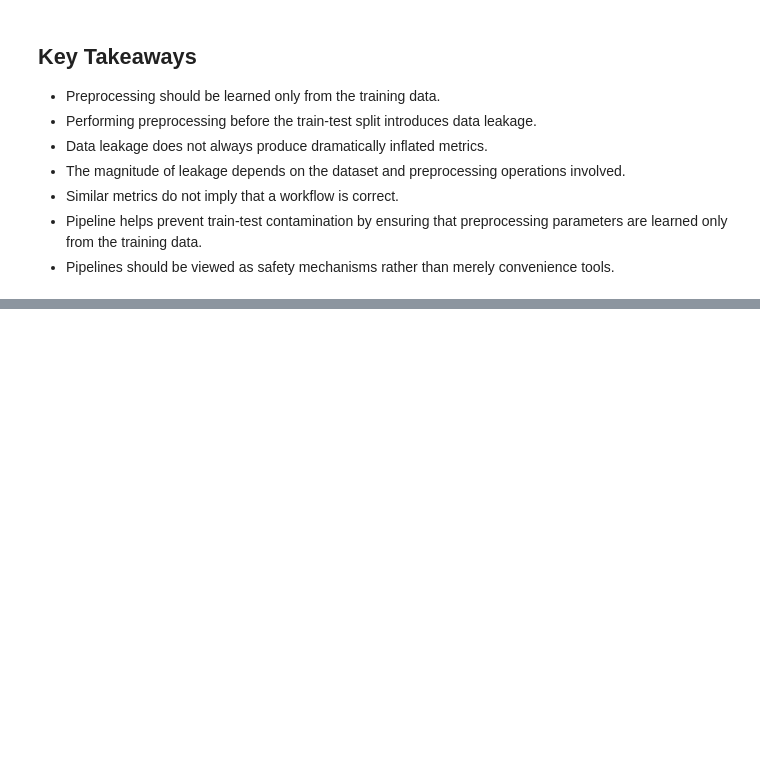
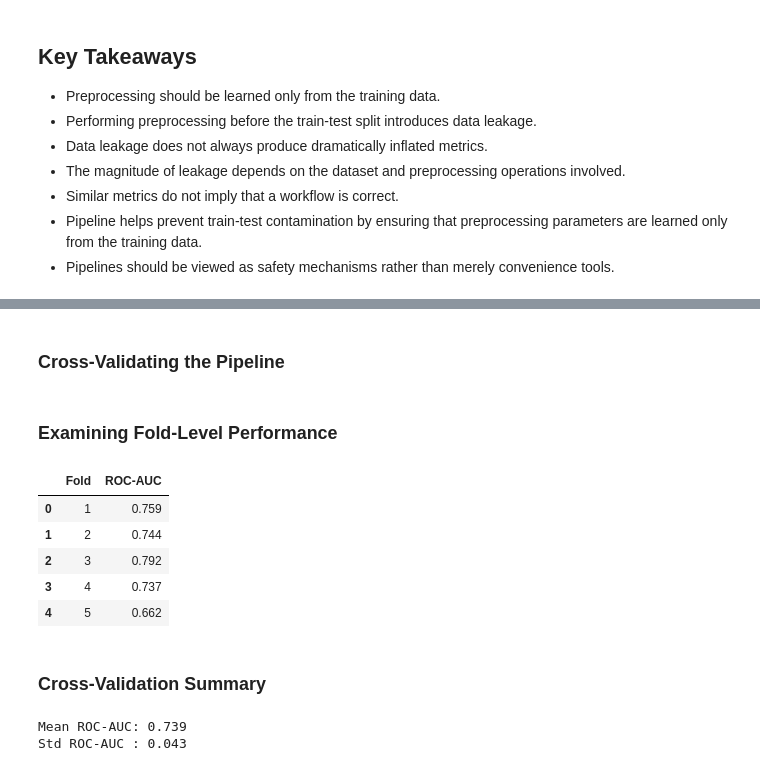
Before and after one commit to AmishaTiwari/ml-model-playbook, a Jupyter notebook: ml_pipelines/ml_pipelines.ipynb, the cells around one changed output, grey strips where cells are left out. Saved outputs shown, nothing was run; the diff lists cells and outputs as text; code cells hidden in the pictures; blank space fills up the shorter version.

```diff
--- a/ml_pipelines/ml_pipelines.ipynb
+++ b/ml_pipelines/ml_pipelines.ipynb
@@ -959,0 +1024,40 @@ These mistakes may produce misleading metrics and unrealistic expectations about
+# %% [markdown]
+### Cross-Validating the Pipeline
+# %%
+cv_strategy = StratifiedKFold(
+    n_splits=5,
+    shuffle=True,
+    random_state=RANDOM_STATE
+)
+
+cv_scores = cross_val_score(
+    estimator=lr_pipeline_baseline,
+    X=X_train,
+    y=y_train,
+    cv=cv_strategy,
+    scoring="roc_auc"
+)
+# %% [markdown]
+### Examining Fold-Level Performance
+# %%
+cv_results = pd.DataFrame({
+    "Fold": range(1, len(cv_scores)+1),
+    "ROC-AUC": cv_scores.round(3)
+})
+
+cv_results
+# %% [output]
+|  | Fold | ROC-AUC |
+| 0 | 1 | 0.759 |
+| 1 | 2 | 0.744 |
+| 2 | 3 | 0.792 |
+| 3 | 4 | 0.737 |
+| 4 | 5 | 0.662 |
+# %% [markdown]
+### Cross-Validation Summary
+# %%
+print("Mean ROC-AUC:", round(cv_scores.mean(),3))
+print("Std ROC-AUC :", round(cv_scores.std(),3))
+# %% [output]
+Mean ROC-AUC: 0.739
+Std ROC-AUC : 0.043
```
Also changed, not shown: parts of 12 cells of this notebook, 1 other file.
